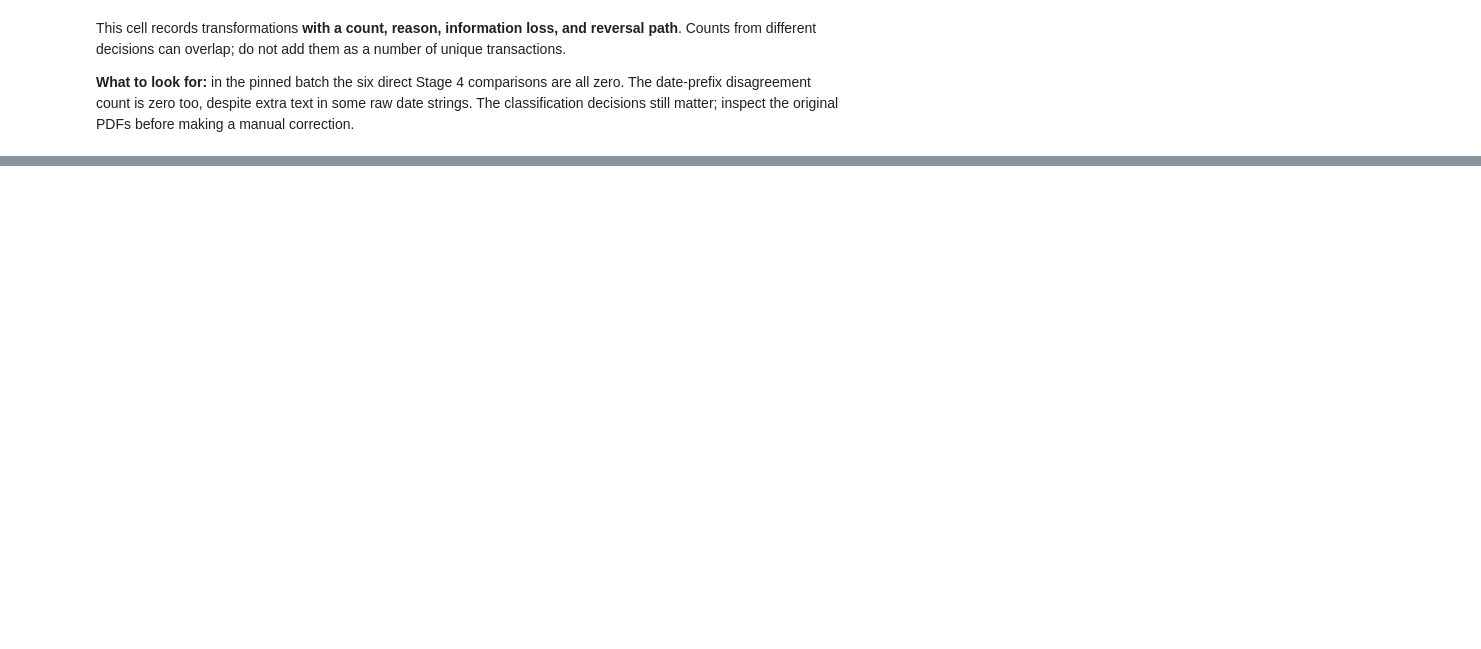
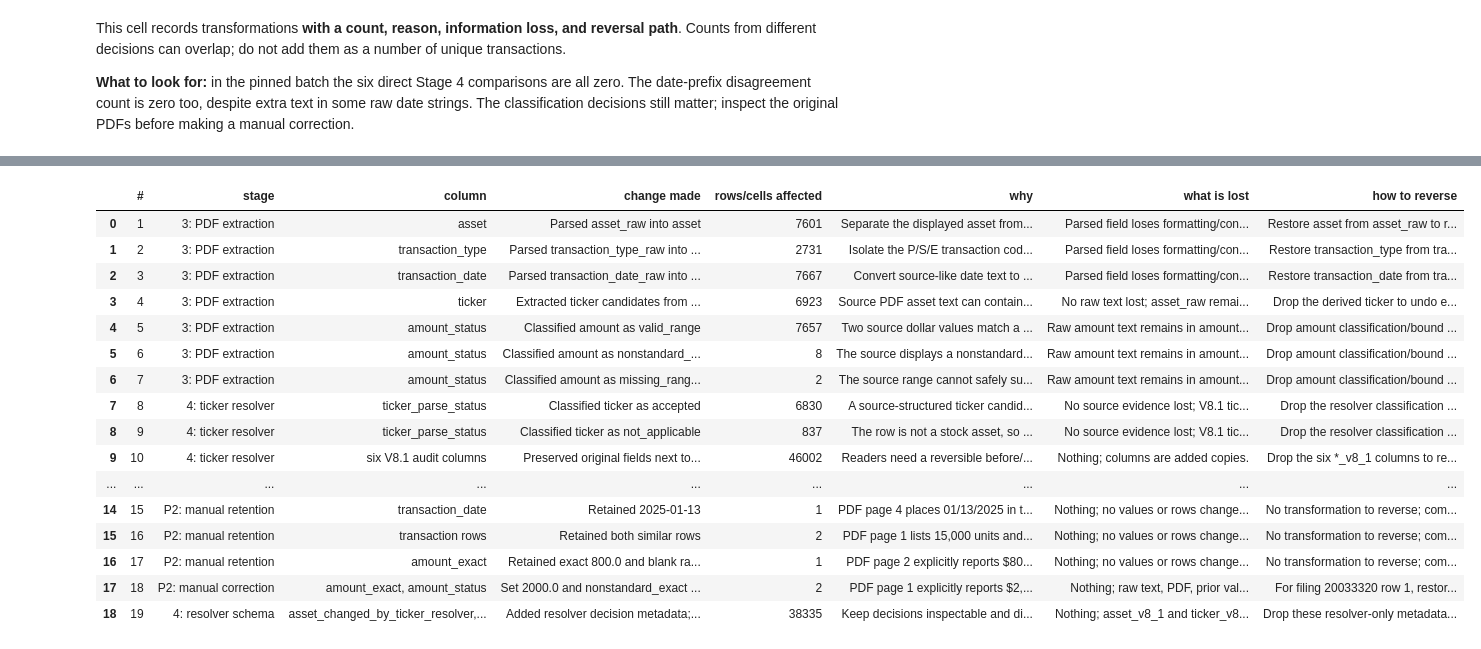
Before and after one commit to StrokeOfLuck/dsa405-part-2, a Jupyter notebook: notebooks/DSA405_002_FA26_P2_sryan3.ipynb, the cells around one changed output, grey strips where cells are left out. Drawn from its saved outputs; the diff is of its cells as text; code cells hidden in the pictures; blank space fills up the shorter version.

Commit message:
Complete P2 notebook and consolidate portfolio-themed review with grading checklist

```diff
--- a/notebooks/DSA405_002_FA26_P2_sryan3.ipynb
+++ b/notebooks/DSA405_002_FA26_P2_sryan3.ipynb
@@ -84,3 +120,9 @@ print("Source PDFs copied:",len(list(Path("data/work/01_pdfs/2025").glob("*.pdf"
 print("Source year:",raw.source_year.value_counts(dropna=False).to_dict())
 # Show the first five rows and a few useful columns so we can see what one trade looks like.
 display(raw[["filing_id","transaction_number_in_filing","politician","asset","ticker","transaction_date","amount_category","needs_review"]].head(5))
+# Keep every dictionary/audit row and complete category lists visible in saved outputs.
+pd.set_option("display.max_colwidth", None)
+pd.set_option("display.max_rows", None)
+pd.set_option("display.max_columns", None)
+assert len(raw) == len(clean)
+assert raw[["filing_id", "transaction_number_in_filing"]].equals(clean[["filing_id", "transaction_number_in_filing"]])
@@ -214,20 +591,20 @@ for original,parsed,reason in [
  ("transaction_date_raw","transaction_date","Convert source-like date text to an ISO date for chronological checks")]:
     # Count rows where the original and parsed text differ, then log that decision.
     count=int(raw[original].ne(raw[parsed]).sum())
-    log_decision("3: PDF extraction",parsed,f"Parsed {original} into {parsed}",count,reason,f"Nothing from {original}; source-like text remains in the same row.",f"Re-read {original} and inspect original_pdf_url; re-run pinned Stage 3.")
+    log_decision("3: PDF extraction",parsed,f"Parsed {original} into {parsed}",count,reason,f"Parsed field loses formatting/context; {original} retains extracted text and the PDF retains original layout.",f"Restore {parsed} from {original} to recover the retained extracted text; inspect original_pdf_url for original layout.")
 # Count rows with a suggested ticker symbol extracted from the asset description.
-log_decision("3: PDF extraction","ticker","Extracted ticker candidates from asset text",int(raw.ticker.ne("").sum()),"Source PDF asset text can contain a parenthetical stock symbol.","No raw text lost; asset_raw remains alongside ticker.","Compare ticker to asset_raw and the original PDF; re-run Stage 3.")
+log_decision("3: PDF extraction","ticker","Extracted ticker candidates from asset text",int(raw.ticker.ne("").sum()),"Source PDF asset text can contain a parenthetical stock symbol.","No raw text lost; asset_raw remains alongside ticker.","Drop the derived ticker to undo extraction; asset_raw and original_pdf_url retain its source evidence.")
 # Count how many amounts fall into each parsing category, such as a normal range
 # or an amount the parser could not confidently turn into two bounds.
 for status,count in raw.amount_status.value_counts(dropna=False).items():
     reasons={"valid_range":"Two source dollar values match a recognized disclosure band.","nonstandard_exact":"The source displays a nonstandard exact amount rather than a standard band.","missing_range_bound":"The source range cannot safely supply both numeric bounds."}
-    log_decision("3: PDF extraction","amount_status",f"Classified amount as {status}",count,reasons.get(status,"Amount parser classified source text."),"Raw amount text remains in amount_raw; numeric bounds may be absent when uncertain.","Compare amount_raw, amount_min, amount_max and the source PDF; re-run Stage 3.")
+    log_decision("3: PDF extraction","amount_status",f"Classified amount as {status}",count,reasons.get(status,"Amount parser classified source text."),"Raw amount text remains in amount_raw; numeric bounds may be absent when uncertain.","Drop amount classification/bound fields to undo derivation; amount_raw and original_pdf_url preserve source evidence.")
 
 # Stage 4 records whether a ticker candidate was accepted, did not apply,
 # or was too uncertain. A classification may leave the actual ticker text unchanged.
 for status,count in clean.ticker_parse_status.value_counts(dropna=False).items():
     reasons={"accepted":"A source-structured ticker candidate was accepted.","not_applicable":"The row is not a stock asset, so stock ticker resolution does not apply.","ambiguous_preserved":"The candidate is too uncertain to assert as a ticker."}
-    log_decision("4: ticker resolver","ticker_parse_status",f"Classified ticker as {status}",count,reasons.get(status,"Resolver classification; inspect pinned Stage 4 code."),"No source evidence lost; V8.1 ticker and asset are retained.","Use ticker_v8_1, asset_v8_1, and asset_raw or re-run pinned Stage 4.")
+    log_decision("4: ticker resolver","ticker_parse_status",f"Classified ticker as {status}",count,reasons.get(status,"Resolver classification; inspect pinned Stage 4 code."),"No source evidence lost; V8.1 ticker and asset are retained.","Drop the resolver classification fields; restore ticker/asset values from ticker_v8_1 and asset_v8_1 if needed.")
 # Compare six Stage 4 fields to copies of their Stage 3 values.
 # .ne() means "not equal"; summing True values counts differences.
 actual_changes={current:int(clean[current].ne(clean[prior]).sum()) for current,prior in [
@@ -245,27 +622,41 @@ for field,count in actual_changes.items():
 # cells (rows times six), not the number of distinct trades.
 log_decision("4: ticker resolver","six V8.1 audit columns","Preserved original fields next to resolved values",len(clean)*6,"Readers need a reversible before/after record.","Nothing; columns are added copies.","Drop the six *_v8_1 columns to reverse this addition.")
 
-# Make a separate copy for our Part 2 checks, leaving the Stage 4 table alone.
-p2=clean.copy()
-# Start with the original text extracted for the transaction date.
-source_date=p2.transaction_date_raw
-# fullmatch checks the whole string. The pattern means 1–2 digits / 1–2 digits / 4 digits;
-# a date followed by other PDF text will not match.
-standalone=source_date.str.fullmatch(r"\d{1,2}/\d{1,2}/\d{4}")
-# True means the raw field did not match that date-only pattern.
-p2["raw_date_has_extra_text"]=~standalone
-# extract looks only at the start (^). Keep a date-shaped prefix if one exists;
-# fillna("") uses an empty string when there is no such prefix.
-p2["raw_date_prefix"]=source_date.str.extract(r"^(\d{1,2}/\d{1,2}/\d{4})",expand=False).fillna("")
-# Convert that leading piece to YYYY-MM-DD so it can be compared with the cleaned date.
-parsed_prefix=pd.to_datetime(p2.raw_date_prefix.replace("",pd.NA),format="%m/%d/%Y",errors="coerce").dt.strftime("%Y-%m-%d").fillna("")
-# Flag cases where a readable leading date differs from the cleaned transaction date.
-p2["date_prefix_disagrees"]=parsed_prefix.ne("")&parsed_prefix.ne(p2.transaction_date)
+# Make a separate copy for our Part 2 checks and the approved manual correction.
+p2 = build_p2(clean)
+assert p2.equals(dictionary_data)
+source_date = p2.transaction_date_raw
 # Log the three Part 2 additions. The original text and cleaned date are still kept,
 # so each flag can be checked or removed later.
 log_decision("P2: audit","raw_date_has_extra_text","Flagged non-standalone source date text",int(p2.raw_date_has_extra_text.sum()),"Adjacent PDF text may be attached to a date and needs source review.","Nothing; original transaction_date_raw remains unchanged.","Remove the flag; compare original text with the source PDF.")
 log_decision("P2: audit","raw_date_prefix","Extracted leading date token for checking",int(p2.raw_date_prefix.ne("").sum()),"Check whether the V8.1 date agrees with the visible leading date despite extra text.","Nothing; source-like text remains in transaction_date_raw.","Drop this derived column; extract again from transaction_date_raw.")
 log_decision("P2: audit","date_prefix_disagrees","Flagged parsed date disagreements",int(p2.date_prefix_disagrees.sum()),"Any disagreement between source-like date prefix and normalized date warrants source review.","Nothing; both original and normalized dates remain.","Remove the derived flag and recompute from the two date fields.")
+# Record preservation, retention judgments, and the one actual correction.
+log_decision("P2: preservation", "amount_exact_before_p2, amount_status_before_p2", "Saved pre-P2 values", len(p2)*2,
+    "An individual correction must be reversible without rerunning the parser.", "Nothing; two copies added.",
+    "Restore amount_exact and amount_status from these columns; then drop the two backup columns if desired.")
+review_specs = [
+    ("20024346", ["27"], "transaction_date", "Retained 2025-01-13", "PDF page 4 places 01/13/2025 in the transaction-date cell; 01/17/25 belongs to the option description.", 1),
+    ("20026517", ["3", "4"], "transaction rows", "Retained both similar rows", "PDF page 1 lists 15,000 units and 5,000 units separately; matching asset/date/band alone is insufficient for deletion.", 1),
+    ("20027995", ["8"], "amount_exact", "Retained exact 800.0 and blank range bounds", "PDF page 2 explicitly reports $800.00; inventing a disclosure range would lose precision.", 1)
+]
+for filing, rownums, field, action, reason, unused in review_specs:
+    mask = p2.filing_id.eq(filing) & p2.transaction_number_in_filing.isin(rownums)
+    assert mask.sum() == len(rownums)
+    log_decision("P2: manual retention", field, action, int(mask.sum()), reason,
+        "Nothing; no values or rows changed. Count is rows reviewed, not modifications.",
+        f"No transformation to reverse; compare filing {filing}, rows {', '.join(rownums)} and the preserved PDF. Original flags remain.")
+corrected = p2.filing_id.eq("20033320") & p2.transaction_number_in_filing.eq("1")
+log_decision("P2: manual correction", "amount_exact, amount_status", "Set 2000.0 and nonstandard_exact (one row, two cells)", 2,
+    "PDF page 1 explicitly reports $2,000.00. Leaving it unknown discards readable evidence; inferring a range invents a bound.",
+    "Nothing; raw text, PDF, prior values and original review flags remain.",
+    "For filing 20033320 row 1, restore amount_exact from amount_exact_before_p2 and amount_status from amount_status_before_p2.")
+metadata_added = sorted(set(clean.columns) - set(raw.columns) - set(x for x in clean if x.endswith("_v8_1")) - {"asset_v8_2_cleaned", "ticker_v8_2_cleaned"})
+log_decision("4: resolver schema", ", ".join(metadata_added), "Added resolver decision metadata; renamed asset/ticker to *_v8_2_cleaned", len(clean)*len(metadata_added),
+    "Keep decisions inspectable and distinguish resolved display values from preserved inputs.",
+    "Nothing; asset_v8_1 and ticker_v8_1 retain pre-resolver text.",
+    "Drop these resolver-only metadata columns, rename asset_v8_2_cleaned to asset and ticker_v8_2_cleaned to ticker; use *_v8_1 values to undo any value changes.")
+
 # Choose a new file under data/clean for the finished Part 2 table.
 output=Path("data/clean/house_ptr_2025_p2.csv")
 # Create that folder if it is missing.
@@ -278,3 +669,11 @@ display(log_df)
 # Show where the file was saved and the two date-check counts.
 print("P2 clean output:",output)
 print("Raw date extra-text flags:",int(p2.raw_date_has_extra_text.sum()),"date-prefix disagreements:",int(p2.date_prefix_disagrees.sum()))
+output.parent.mkdir(parents=True, exist_ok=True)
+log_df.to_csv(output.parent / "cleaning_log.csv", index=False)
+dictionary.to_csv(output.parent / "data_dictionary.csv", index=False)
+audit.to_csv(output.parent / "audit_inventory.csv", index=False)
+print("Logged decisions:", len(log_df))
+print("Manual correction: 1 transaction row, 2 value cells. Original flags remain as history.")
+display(p2.loc[corrected, ["filing_id", "transaction_number_in_filing", "amount_raw", "amount_exact_before_p2", "amount_exact", "amount_status_before_p2", "amount_status", "needs_review", "review_reason"]])
+# %% [output]
@@ -280,0 +681,17 @@ print("Raw date extra-text flags:",int(p2.raw_date_has_extra_text.sum()),"date-p
+|  | # | stage | column | change made | rows/cells affected | why | what is lost | how to reverse |
+| 0 | 1 | 3: PDF extraction | asset | Parsed asset_raw into asset | 7601 | Separate the displayed asset from... | Parsed field loses formatting/con... | Restore asset from asset_raw to r... |
+| 1 | 2 | 3: PDF extraction | transaction_type | Parsed transaction_type_raw into ... | 2731 | Isolate the P/S/E transaction cod... | Parsed field loses formatting/con... | Restore transaction_type from tra... |
+| 2 | 3 | 3: PDF extraction | transaction_date | Parsed transaction_date_raw into ... | 7667 | Convert source-like date text to ... | Parsed field loses formatting/con... | Restore transaction_date from tra... |
+| 3 | 4 | 3: PDF extraction | ticker | Extracted ticker candidates from ... | 6923 | Source PDF asset text can contain... | No raw text lost; asset_raw remai... | Drop the derived ticker to undo e... |
+| 4 | 5 | 3: PDF extraction | amount_status | Classified amount as valid_range | 7657 | Two source dollar values match a ... | Raw amount text remains in amount... | Drop amount classification/bound ... |
+| 5 | 6 | 3: PDF extraction | amount_status | Classified amount as nonstandard_... | 8 | The source displays a nonstandard... | Raw amount text remains in amount... | Drop amount classification/bound ... |
+| 6 | 7 | 3: PDF extraction | amount_status | Classified amount as missing_rang... | 2 | The source range cannot safely su... | Raw amount text remains in amount... | Drop amount classification/bound ... |
+| 7 | 8 | 4: ticker resolver | ticker_parse_status | Classified ticker as accepted | 6830 | A source-structured ticker candid... | No source evidence lost; V8.1 tic... | Drop the resolver classification ... |
+| 8 | 9 | 4: ticker resolver | ticker_parse_status | Classified ticker as not_applicable | 837 | The row is not a stock asset, so ... | No source evidence lost; V8.1 tic... | Drop the resolver classification ... |
+| 9 | 10 | 4: ticker resolver | six V8.1 audit columns | Preserved original fields next to... | 46002 | Readers need a reversible before/... | Nothing; columns are added copies. | Drop the six *_v8_1 columns to re... |
+| ... | ... | ... | ... | ... | ... | ... | ... | ... |
+| 14 | 15 | P2: manual retention | transaction_date | Retained 2025-01-13 | 1 | PDF page 4 places 01/13/2025 in t... | Nothing; no values or rows change... | No transformation to reverse; com... |
+| 15 | 16 | P2: manual retention | transaction rows | Retained both similar rows | 2 | PDF page 1 lists 15,000 units and... | Nothing; no values or rows change... | No transformation to reverse; com... |
+| 16 | 17 | P2: manual retention | amount_exact | Retained exact 800.0 and blank ra... | 1 | PDF page 2 explicitly reports $80... | Nothing; no values or rows change... | No transformation to reverse; com... |
+| 17 | 18 | P2: manual correction | amount_exact, amount_status | Set 2000.0 and nonstandard_exact ... | 2 | PDF page 1 explicitly reports $2,... | Nothing; raw text, PDF, prior val... | For filing 20033320 row 1, restor... |
+| 18 | 19 | 4: resolver schema | asset_changed_by_ticker_resolver,... | Added resolver decision metadata;... | 38335 | Keep decisions inspectable and di... | Nothing; asset_v8_1 and ticker_v8... | Drop these resolver-only metadata... |
```
Also changed, not shown: parts of 19 cells of this notebook, 14 other files.
